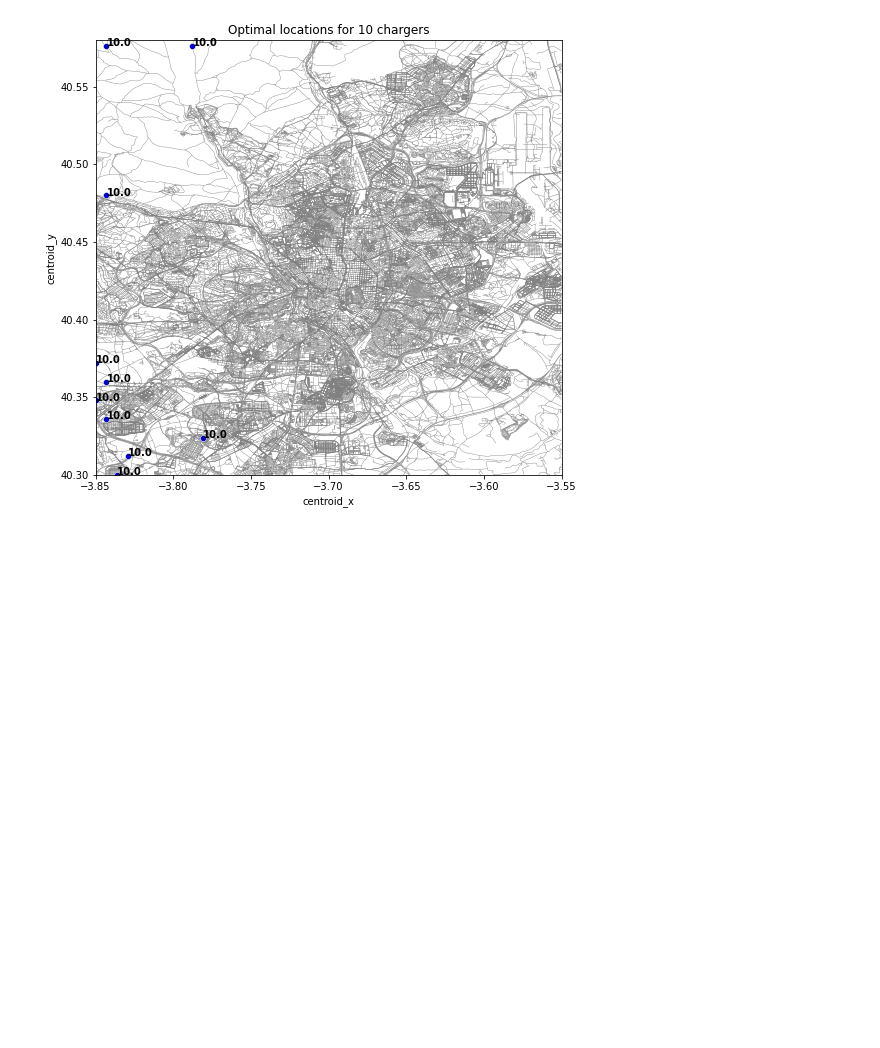
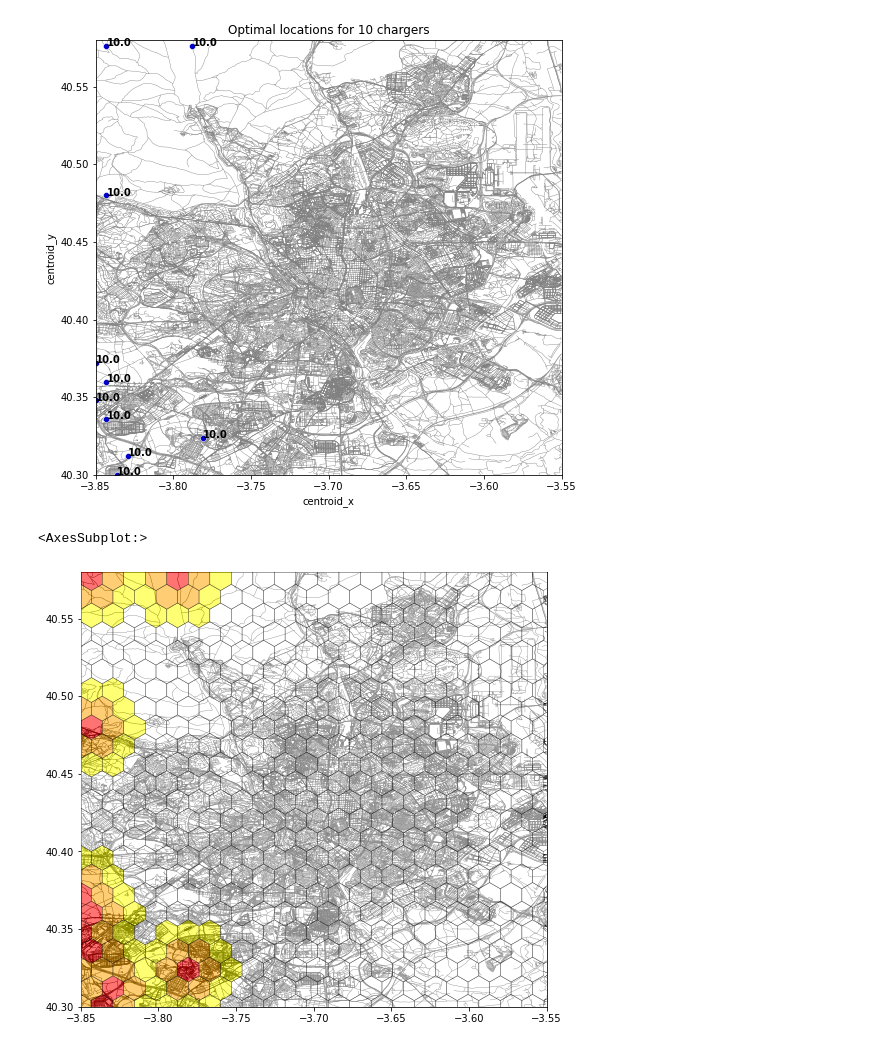
Before and after one commit to gabrielecorbo/oasis-project, a Jupyter notebook: madrid/jupyter/Preprocessing.ipynb, the cells around one changed output. Cells and saved outputs as stored; diff of their text form; code cells hidden in the pictures; blank space fills up the shorter version.

```diff
--- a/madrid/jupyter/Preprocessing.ipynb
+++ b/madrid/jupyter/Preprocessing.ipynb
@@ -321,7 +340,7 @@ def gen_parameters(df_demand, df_parking):
     # Fast Chargers
     df_demand['m'] = 2                       # Number of charging sessions per day (session/day)
     m = df_demand['m'].to_dict()
-    df_demand['p'] = 2000000 #!!!!!!!!!!!!!!!!!                       # Cost of charging per minute (£/minute) (approx £6-7/30min)
+    df_demand['p'] = 20 #!!!!!!!!!!!!!!!!!                       # Cost of charging per minute (£/minute) (approx £6-7/30min)
     p = df_demand['p'].to_dict()
     df_demand['t'] = 240                     # Charging time for an EV (minutes)
     t = df_demand['t'].to_dict()
@@ -418,7 +437,7 @@ def optimize(df_demand, df_parking):
     #print(dr)
     # Constraints
     for j in chg_lc:
-        prob += c[j] == 0.00001* ((cr_j[j] + ce_j[j] + ci_j[j] + 0.1 * ce_j[j] + 0.1 * ci_j[j]) * n[j] + pe * alpha * q[j])   #!!!!!!
+        prob += c[j] == (cr_j[j] + ce_j[j] + ci_j[j] + 0.1 * ce_j[j] + 0.1 * ci_j[j]) * n[j] + pe * alpha * q[j]
     for j in chg_lc:
         prob += q[j] - n[j] * m[j] <= 0                                 # Constraint 1
     for j in chg_lc:
@@ -499,23 +518,30 @@ def optimize(df_demand, df_parking):
         v1tot = v1tot + v[0]
         v2tot = v2tot + v[1]
 
-    pol1=[polygons[int(i)] for i in v1tot]
+    v2tot = [int(x) for x in v2tot]
+    v1tot = [int(x) for x in v1tot]
+    opt_location = [int(x) for x in opt_location]
+    color = pd.DataFrame(['white']*len(df_parking)).transpose()
+    color[v2tot] = 'yellow'
+    color[v1tot] = 'orange'
+    color[opt_location] = 'red'
+    pol2=[polygons[i] for i in v2tot]
+    poly_grid2 = gpd.GeoDataFrame({'geometry': pol2})
+    poly_grid2.to_file(os.getcwd()+'\\shapefiles\\exa_2.shp')
+    pol1=[polygons[i] for i in v1tot]
     poly_grid1 = gpd.GeoDataFrame({'geometry': pol1})
     poly_grid1.to_file(os.getcwd()+'\\shapefiles\\exa_1.shp')
-    pol2=[polygons[int(i)] for i in v2tot]
-    poly_grid2 = gpd.GeoDataFrame({'geometry': pol2})
-    poly_grid2.to_file(os.getcwd()+'\\shapefiles\\exa_2.shp')
-    optpol=[polygons[int(i)] for i in opt_location]
+    optpol=[polygons[i] for i in opt_location]
     poly_grid_opt = gpd.GeoDataFrame({'geometry': optpol})
     poly_grid_opt.to_file(os.getcwd()+'\\shapefiles\\exa_opt.shp')
 
     print('Done')
-    return opt_location, df_status, opt_loc_df, opt_loc_df2
+    return opt_location, df_status, opt_loc_df, opt_loc_df2, color
 # %%
 gen_sets(GIS_df,car_park_df)
 gen_parameters(GIS_df,car_park_df)
 gen_demand(GIS_df)
-opt_loc, stat, opt_loc_df, opt_loc_df2=optimize(GIS_df,car_park_df)
+opt_loc, stat, opt_loc_df, opt_loc_df2, color_opt = optimize(GIS_df,car_park_df)
 # %% [output]
 Status:  Infeasible
 Establish charging station at parking lot 3
@@ -547,6 +573,16 @@ for line in range(opt_loc_df2.shape[0]):
 plt.show()
 # %% [output]
 [figure]
+# %%
+col_opt = (color_opt).values.tolist()[0]
+# %%
+base = gdf_roads_clip.plot(figsize=(12, 8), color='black', lw=0.4, zorder=0)  # Zorder controls the layering of the charts with
+base.set_xlim(x_lim)
+base.set_ylim(y_lim)
+poly_grid.plot(ax=base, facecolor=col_opt, edgecolor='black', lw=0.5, zorder=15,alpha=0.55)
+# %% [output]
+<AxesSubplot:>
+[figure, added]
 # %%
 opt_locations=car_park_df.iloc[opt_loc]
 print(opt_locations[['centroid_x', 'centroid_y']])
```
Also changed, not shown: parts of 3 cells of this notebook.
